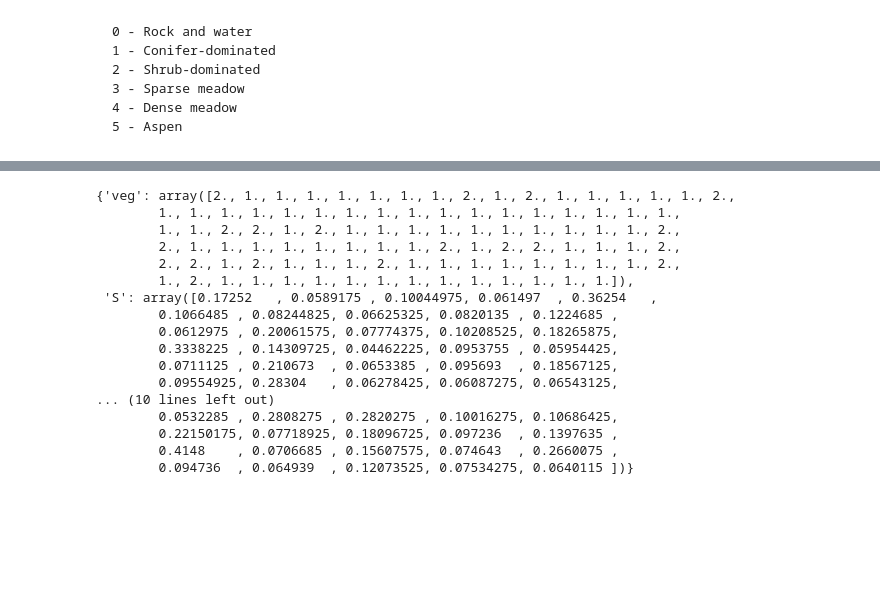
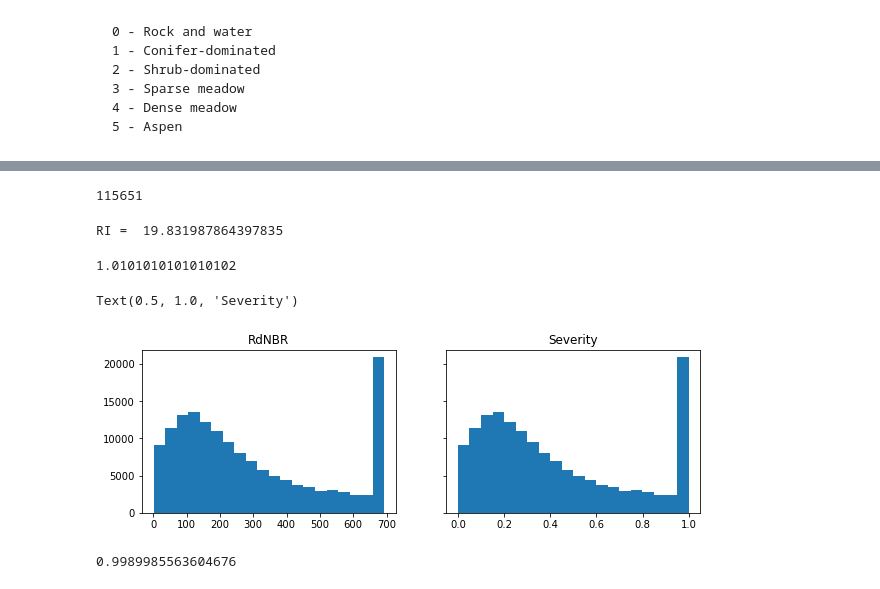
Before and after one commit to octavia-crompton/fire, a Jupyter notebook: notebooks/open veg maps - less.ipynb, the cells around one changed output, grey strips where cells are left out. Saved outputs shown, nothing was run; the diff lists cells and outputs as text; code cells hidden in the pictures; blank space fills up the shorter version.

```diff
--- a/notebooks/open veg maps - less.ipynb
+++ b/notebooks/open veg maps - less.ipynb
@@ -25 +37,3 @@ df_soil.columns = ["x", "y", "z"]
+# %%
+veg69= load_csv("/Users/octavia/Dropbox/fire/fire_data/Veg_regrid/veg69_30m_icb.csv")
 # %%
@@ -28,0 +41,2 @@ df_veg.columns = ["x", "y", "z"]
+# %%
+soil12 = load_csv('/Users/octavia/Dropbox/fire/fire_data/RF_soil_regrid/vwcJun12utm11.csv')
@@ -142,11 +161,17 @@ array([[2.        , 0.17252   ],
 severity_dir = "/Users/octavia/Dropbox/fire/fire_data/data from katya/BurnSeverityClip"
 # %%
 csvs = [f for f in os.listdir(severity_dir) if "csv" in f]
-severities = []
+RdNBR = []
+
+x_min = np.inf
+x_max = 0
+
 y_min = np.inf
 y_max = 0
+
 for csv in csvs:
     path = os.path.join(severity_dir, csv)
+
     dum = np.array(pd.read_csv(path, sep = " ", header = None)[2])
 
     x = np.array(pd.read_csv(path, sep = " ", header = None)[0])
@@ -157,7 +182,11 @@ for csv in csvs:
     y_min = min(np.min(y), y_min)
     y_max = max(np.max(y), y_max)
 
-    dum = list(dum[dum < 1000] )
-    severities.append(dum)
+    dum = dum[dum < 2000]
+    dum[dum > 693] = 693
 
-severities = [s for slist in severities for s in slist]
+    dum = list(dum[dum > 0] )
+    print(path, len(dum))
+    RdNBR.append(dum)
+
+RdNBR = [s for slist in RdNBR for s in slist]
@@ -187,0 +210,4 @@ IC.to_csv("IC.csv", index = False)
+# %%
+area
+# %% [output]
+115651
@@ -188,3 +216,29 @@ IC.to_csv("IC.csv", index = False)
+# %%
+RI = 1/(len(RdNBR)/area/timespan)
+print ("RI = " , RI)
+# %% [output]
+RI =  19.831987864397835
+# %%
+1/0.99
+# %% [output]
+1.0101010101010102
+# %%
+fig, axes = plt.subplots(1, 2, figsize = (10, 3), sharey = True, sharex = False)
+
+
+axes[0].hist(RdNBR, 20);
+axes[0].set_title("RdNBR")
+
+severities = (np.array(RdNBR) - np.min(RdNBR))/(np.max(RdNBR)/0.999 - np.min(RdNBR))
+axes[1].hist(severities, 20);
+axes[1].set_title("Severity")
+# %% [output]
+Text(0.5, 1.0, 'Severity')
+[figure, added]
+# %%
+np.max(severities)
+# %% [output]
+0.9989985563604676
 # %%
 model_dir ="/Users/octavia/Dropbox/fire/fire_model/"
 severity_csv = os.path.join(model_dir, "severity.csv")
@@ -193,22 +247,4 @@ np.savetxt(severity_csv, severities)
 severity_dir =os.path.join(model_dir, "severity.csv")
 severities = np.loadtxt(severity_dir)
 # %%
- {'veg': IC[:, 0], 'S': IC[:, 1]}
+[{'veg' : IC[i, 0], 'S' : np.round(IC[i, 1],3)} for i in range(len(IC))];
-# %% [output]
-{'veg': array([2., 1., 1., 1., 1., 1., 1., 1., 2., 1., 2., 1., 1., 1., 1., 1., 2.,
-        1., 1., 1., 1., 1., 1., 1., 1., 1., 1., 1., 1., 1., 1., 1., 1., 1.,
-        1., 1., 2., 2., 1., 2., 1., 1., 1., 1., 1., 1., 1., 1., 1., 1., 2.,
-        2., 1., 1., 1., 1., 1., 1., 1., 1., 2., 1., 2., 2., 1., 1., 1., 2.,
-        2., 2., 1., 2., 1., 1., 1., 2., 1., 1., 1., 1., 1., 1., 1., 1., 2.,
-        1., 2., 1., 1., 1., 1., 1., 1., 1., 1., 1., 1., 1., 1., 1.]),
- 'S': array([0.17252   , 0.0589175 , 0.10044975, 0.061497  , 0.36254   ,
-        0.1066485 , 0.08244825, 0.06625325, 0.0820135 , 0.1224685 ,
-        0.0612975 , 0.20061575, 0.07774375, 0.10208525, 0.18265875,
-        0.3338225 , 0.14309725, 0.04462225, 0.0953755 , 0.05954425,
-        0.0711125 , 0.210673  , 0.0653385 , 0.095693  , 0.18567125,
-        0.09554925, 0.28304   , 0.06278425, 0.06087275, 0.06543125,
-... (10 lines left out)
-        0.0532285 , 0.2808275 , 0.2820275 , 0.10016275, 0.10686425,
-        0.22150175, 0.07718925, 0.18096725, 0.097236  , 0.1397635 ,
-        0.4148    , 0.0706685 , 0.15607575, 0.074643  , 0.2660075 ,
-        0.094736  , 0.064939  , 0.12073525, 0.07534275, 0.0640115 ])}
```
Also changed, not shown: parts of 38 cells of this notebook, 14 other files.
